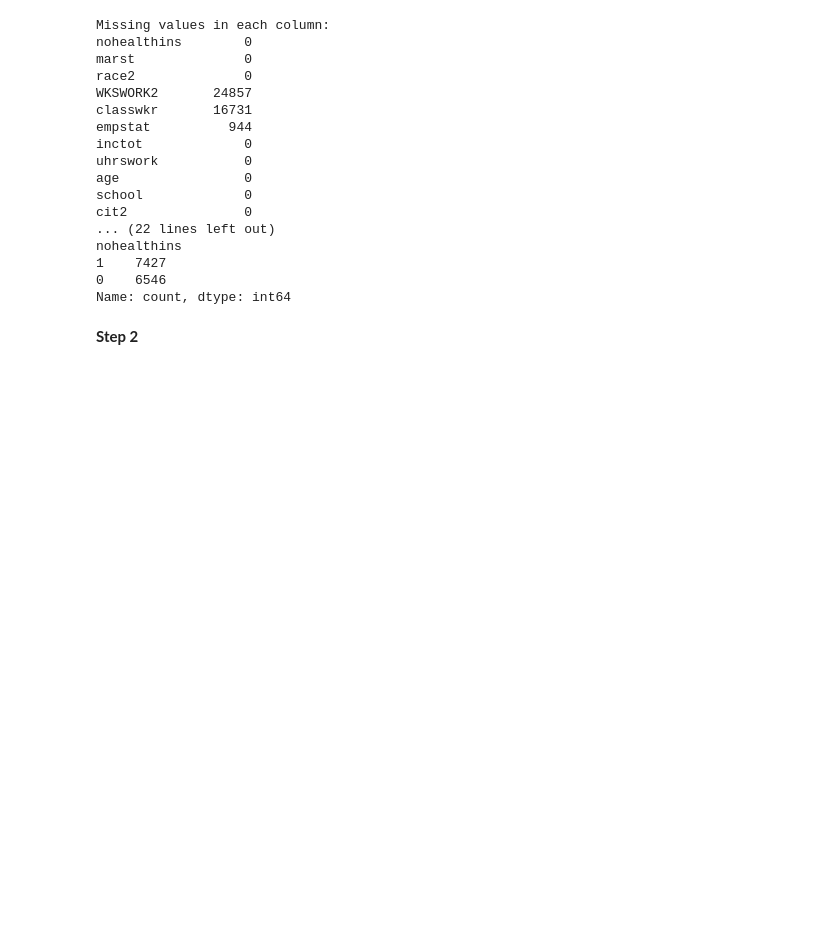
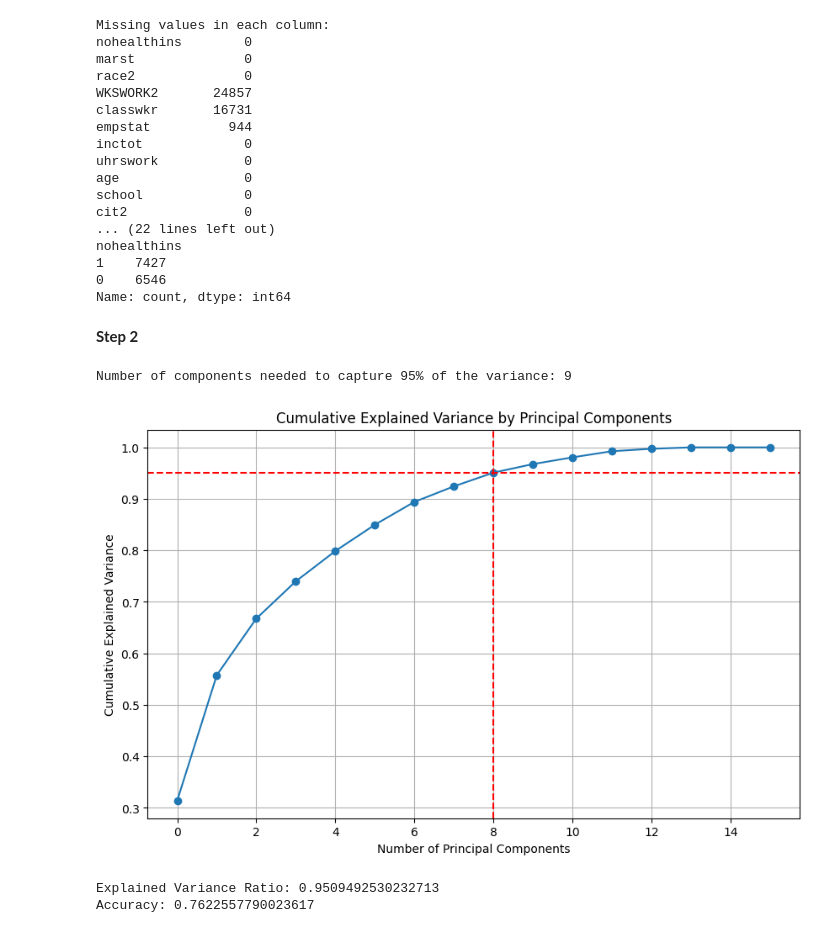
Before and after one commit to HiwaTase/Machine-Learning, a Jupyter notebook: Project3.ipynb, the cells around one changed output. Saved outputs shown, nothing was run; the diff lists cells and outputs as text; code cells hidden in the pictures; blank space fills up the shorter version.

```diff
--- a/Project3.ipynb
+++ b/Project3.ipynb
@@ -96,39 +96,73 @@ X_test_transformed = column_transformer.transform(X_test)
 # %% [markdown]
 **Step 2**
 # %%
+from sklearn.ensemble import RandomForestClassifier
+from sklearn.decomposition import PCA
+from sklearn.pipeline import Pipeline
+from sklearn.model_selection import GridSearchCV
+from sklearn.metrics import accuracy_score
+import matplotlib.pyplot as plt
+import numpy as np
+
 # Define parameter grids for grid search
 knn_param_grid = {
     'n_neighbors': [3, 5, 7, 9],
     'weights': ['uniform', 'distance'],
     'metric': ['euclidean', 'manhattan']
 }
 
 rf_param_grid = {
     'n_estimators': [50, 100, 200],
-    'max_features': [ 'sqrt', 'log2'],
+    'max_features': ['sqrt', 'log2'],
     'max_depth': [10, 20, 30, None]
 }
 
 # Perform grid search for Random Forest
 rf_grid_search = GridSearchCV(RandomForestClassifier(random_state=42), rf_param_grid, cv=5, scoring='f1')
 rf_grid_search.fit(X_train_transformed, y_train)
 
 # Get the best Random Forest model
 best_rf = rf_grid_search.best_estimator_
 
-# Initialize PCA and the best classifier
-pca = PCA(n_components=0.95)
-classifier = RandomForestClassifier(**rf_grid_search.best_params_)
+# Fit PCA to the training data
+pca = PCA().fit(X_train_transformed)
 
-# Create a pipeline
-pipeline = Pipeline(steps=[('pca', pca), ('classifier', classifier)])
+# Calculate the cumulative explained variance
+cumulative_variance = np.cumsum(pca.explained_variance_ratio_)
+
+# Determine the number of components needed to capture 95% variance
+num_components = np.argmax(cumulative_variance >= 0.95) + 1
+
+print(f"Number of components needed to capture 95% of the variance: {num_components}")
+
+# Plot the cumulative explained variance
+plt.figure(figsize=(10, 6))
+plt.plot(cumulative_variance, marker='o')
+plt.axhline(y=0.95, color='r', linestyle='--')
+plt.axvline(x=num_components-1, color='r', linestyle='--')
+plt.title('Cumulative Explained Variance by Principal Components')
+plt.xlabel('Number of Principal Components')
+plt.ylabel('Cumulative Explained Variance')
+plt.grid()
+plt.show()
+
+# Initialize PCA with the number of components that capture 95% variance
+pca = PCA(n_components=num_components)
+
+# Create a pipeline with PCA and the best classifier
+pipeline = Pipeline(steps=[('pca', pca), ('classifier', best_rf)])
 
 # Fit the model
 pipeline.fit(X_train_transformed, y_train)
 
 # Evaluate the model
 print("Explained Variance Ratio:", pca.explained_variance_ratio_.sum())
 
 # Predict and calculate accuracy
 y_pred = pipeline.predict(X_test_transformed)
 print("Accuracy:", accuracy_score(y_test, y_pred))
+# %% [output]
+Number of components needed to capture 95% of the variance: 9
+[figure, added]
+Explained Variance Ratio: 0.9509492530232713
+Accuracy: 0.7622557790023617
```
Also changed, not shown: parts of 1 cell of this notebook.
